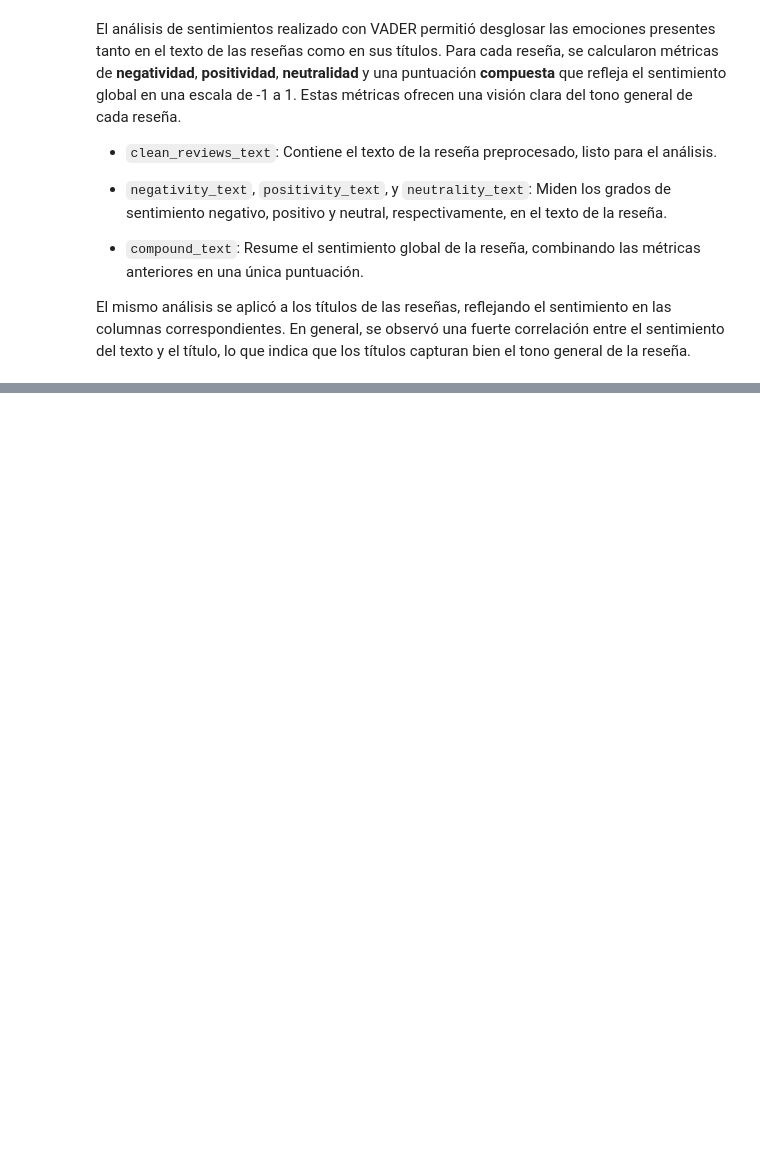
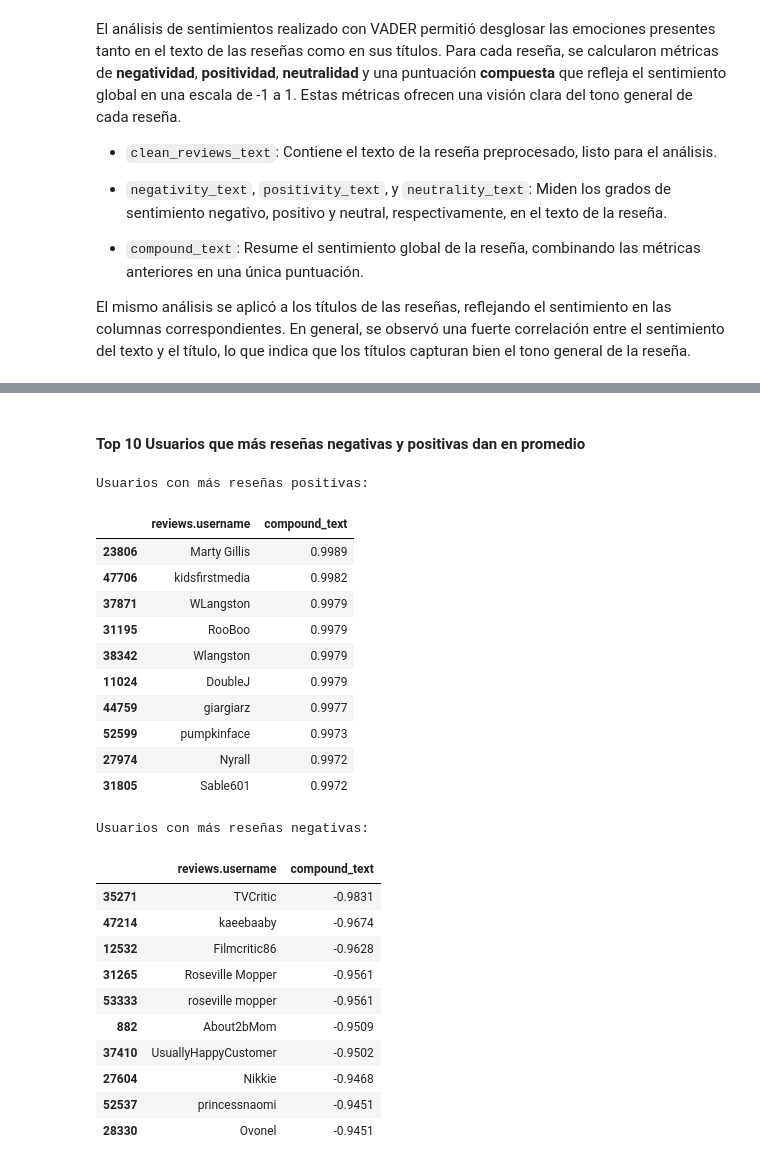
Before and after one commit to LeivaDiego/Lab6-DataScience, a Jupyter notebook: Lab6-ejercicio2.ipynb, the cells around one changed output, grey strips where cells are left out. Cells and saved outputs as stored; diff of their text form; code cells hidden in the pictures; blank space fills up the shorter version.

```diff
--- a/Lab6-ejercicio2.ipynb
+++ b/Lab6-ejercicio2.ipynb
@@ -632,0 +703,40 @@ El mismo análisis se aplicó a los títulos de las reseñas, reflejando el sent
+# %% [markdown]
+#### Top 10 Usuarios que más reseñas negativas y positivas dan en promedio
+# %%
+# Calcular la puntuación compuesta promedio por usuario
+user_sentiment = reviews_df.groupby('reviews.username')['compound_text'].mean().reset_index()
+
+# Usuarios con más reseñas positivas
+top_10_positive_users = user_sentiment.sort_values(by='compound_text', ascending=False).head(10)
+print("Usuarios con más reseñas positivas:")
+display(top_10_positive_users)
+
+# Usuarios con más reseñas negativas
+top_10_negative_users = user_sentiment.sort_values(by='compound_text', ascending=True).head(10)
+print("Usuarios con más reseñas negativas:")
+display(top_10_negative_users)
+# %% [output]
+Usuarios con más reseñas positivas:
+|  | reviews.username | compound_text |
+| 23806 | Marty Gillis | 0.9989 |
+| 47706 | kidsfirstmedia | 0.9982 |
+| 37871 | WLangston | 0.9979 |
+| 31195 | RooBoo | 0.9979 |
+| 38342 | Wlangston | 0.9979 |
+| 11024 | DoubleJ | 0.9979 |
+| 44759 | giargiarz | 0.9977 |
+| 52599 | pumpkinface | 0.9973 |
+| 27974 | Nyrall | 0.9972 |
+| 31805 | Sable601 | 0.9972 |
+Usuarios con más reseñas negativas:
+|  | reviews.username | compound_text |
+| 35271 | TVCritic | -0.9831 |
+| 47214 | kaeebaaby | -0.9674 |
+| 12532 | Filmcritic86 | -0.9628 |
+| 31265 | Roseville Mopper | -0.9561 |
+| 53333 | roseville mopper | -0.9561 |
+| 882 | About2bMom | -0.9509 |
+| 37410 | UsuallyHappyCustomer | -0.9502 |
+| 27604 | Nikkie | -0.9468 |
+| 52537 | princessnaomi | -0.9451 |
+| 28330 | Ovonel | -0.9451 |
```
Also changed, not shown: parts of 19 cells of this notebook.
